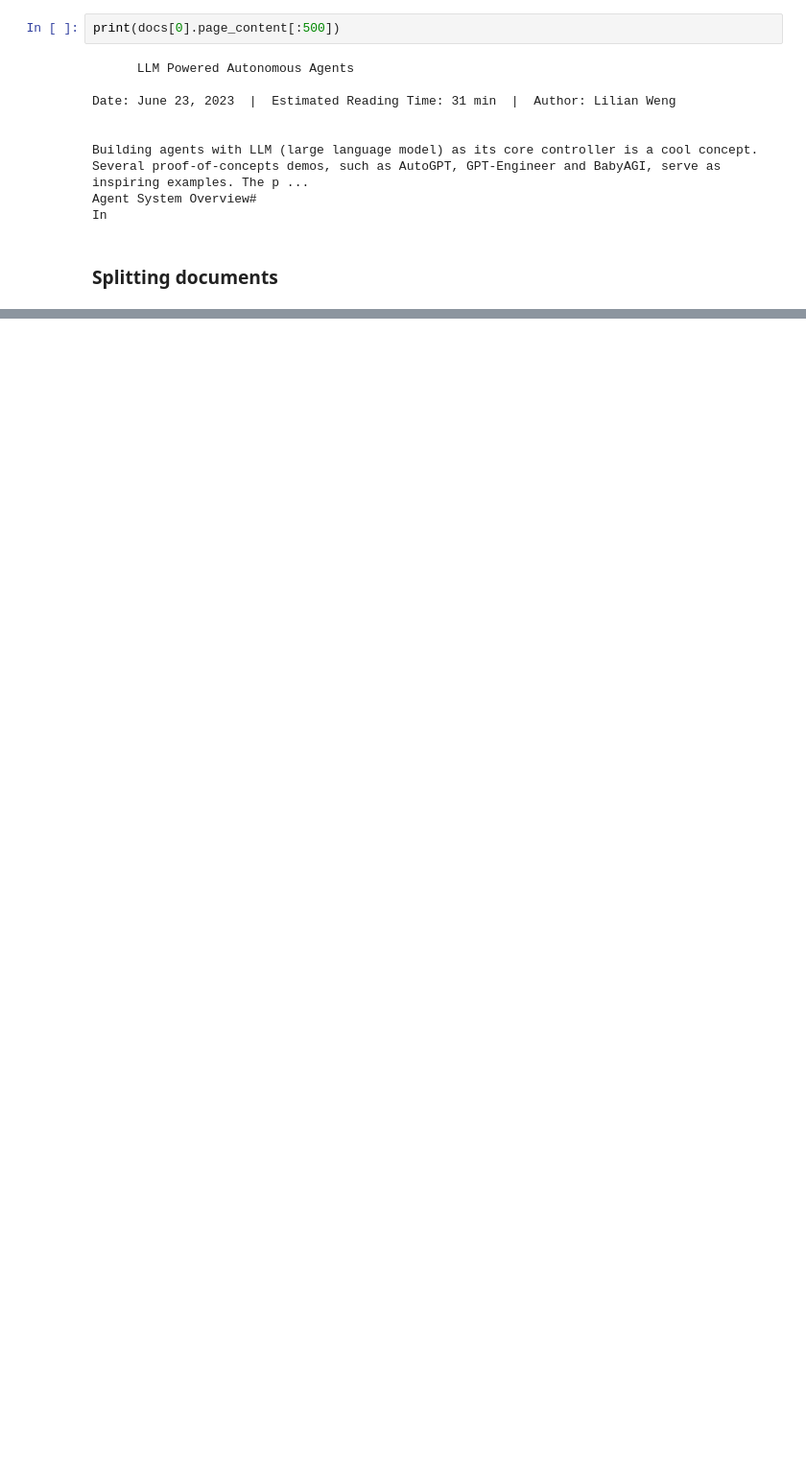
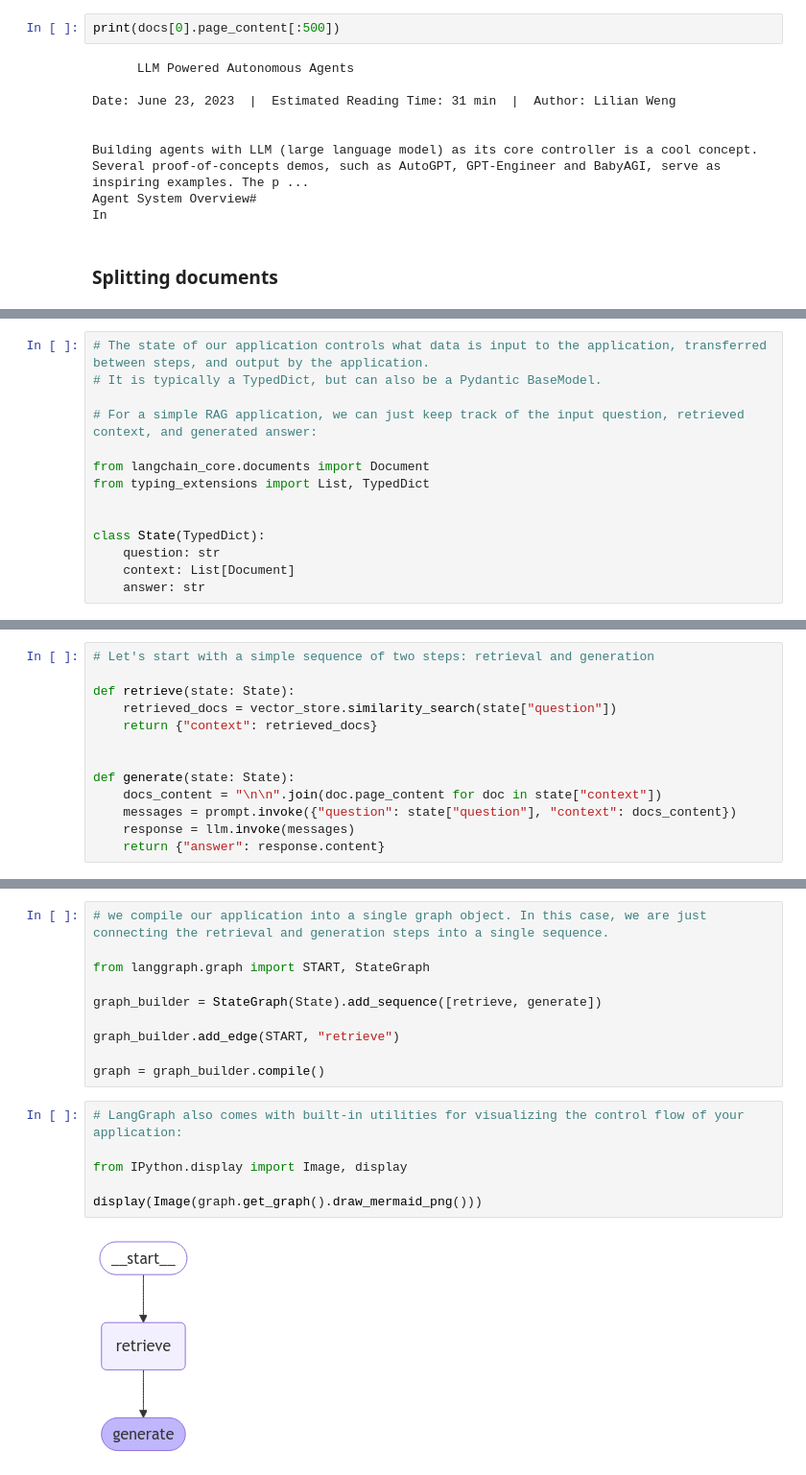
Before and after one commit to ahsanrazi/LangChain, a Jupyter notebook: 08_RAG_APP.ipynb, the cells around one changed output, grey strips where cells are left out. Shown at 96% size. Drawn from its saved outputs; the diff is of its cells as text; blank space fills up the shorter version.

```diff
--- a/08_RAG_APP.ipynb
+++ b/08_RAG_APP.ipynb
@@ -101,0 +169,14 @@ In
+# %%
+# The state of our application controls what data is input to the application, transferred between steps, and output by the application.
+# It is typically a TypedDict, but can also be a Pydantic BaseModel.
+
+# For a simple RAG application, we can just keep track of the input question, retrieved context, and generated answer:
+
+from langchain_core.documents import Document
+from typing_extensions import List, TypedDict
+
+
+class State(TypedDict):
+    question: str
+    context: List[Document]
+    answer: str
@@ -101,0 +185,13 @@ In
+# %%
+# Let's start with a simple sequence of two steps: retrieval and generation
+
+def retrieve(state: State):
+    retrieved_docs = vector_store.similarity_search(state["question"])
+    return {"context": retrieved_docs}
+
+
+def generate(state: State):
+    docs_content = "\n\n".join(doc.page_content for doc in state["context"])
+    messages = prompt.invoke({"question": state["question"], "context": docs_content})
+    response = llm.invoke(messages)
+    return {"answer": response.content}
@@ -101,0 +200,18 @@ In
+# %%
+# we compile our application into a single graph object. In this case, we are just connecting the retrieval and generation steps into a single sequence.
+
+from langgraph.graph import START, StateGraph
+
+graph_builder = StateGraph(State).add_sequence([retrieve, generate])
+
+graph_builder.add_edge(START, "retrieve")
+
+graph = graph_builder.compile()
+# %%
+# LangGraph also comes with built-in utilities for visualizing the control flow of your application:
+
+from IPython.display import Image, display
+
+display(Image(graph.get_graph().draw_mermaid_png()))
+# %% [output]
+[figure, added]
```
Also changed, not shown: parts of 39 cells of this notebook.
